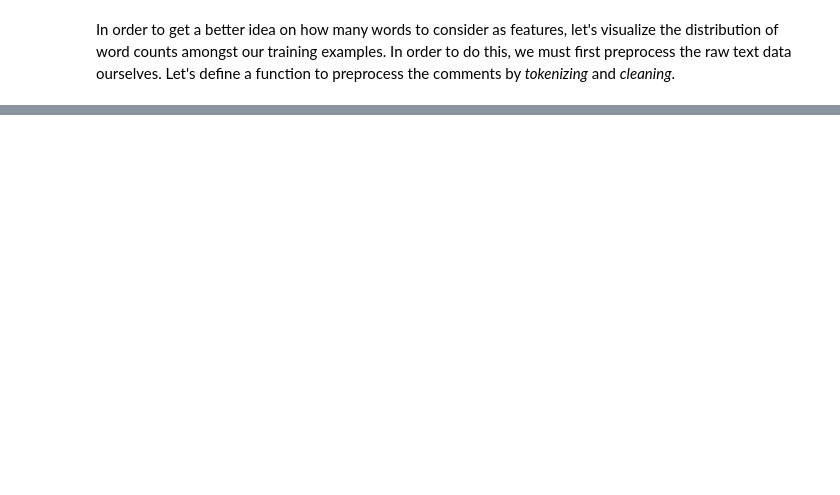
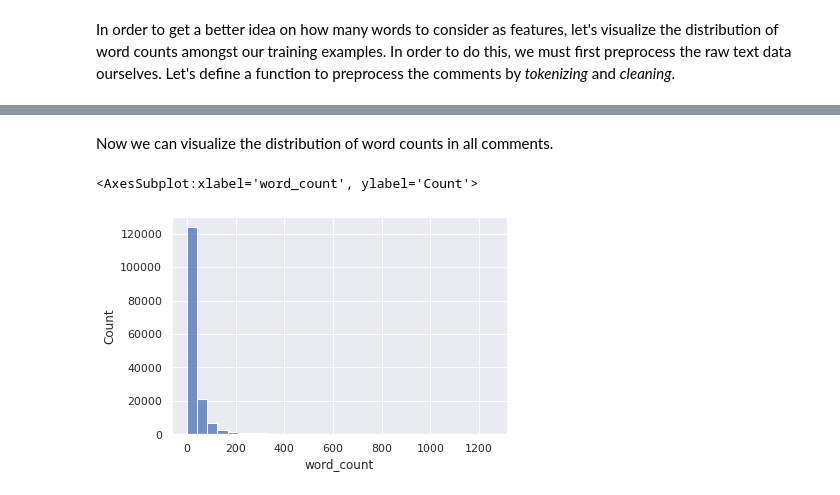
Before and after one commit to marabian/toxic-comment-classification, a Jupyter notebook: toxic-comment-classification.ipynb, the cells around one changed output, grey strips where cells are left out. Drawn from its saved outputs; the diff is of its cells as text; code cells hidden in the pictures; blank space fills up the shorter version.

```diff
--- a/toxic-comment-classification.ipynb
+++ b/toxic-comment-classification.ipynb
@@ -89,6 +89,8 @@ Since we have many classes, this problem is an instance of multiclass classifica
 We will start with a solving a subset of this problem, using **binary classification** to classify between "good" and "toxic" comments.
 # %%
 path_to_data = "/content/drive/My Drive/machine learning/notebooks/data/jigsaw-toxic-comment-classification-challenge/"
+# %%
+path_to_data = "data/"
 # %%
 train_df = pd.read_csv(path_to_data + "train.csv")
 labels = ['toxic', 'severe_toxic', 'obscene', 'threat', 'insult', 'identity_hate']
@@ -212,8 +215,9 @@ def process_comment(comment):
     pattern = r'[^a-zA-z.,!?/:;\"\'\s]'
     comment = re.sub(pattern, '', comment)
 
-    # remove punctuation
+    # remove punctuation in comment and stopwords
     comment = comment.translate(str.maketrans('', '', string.punctuation))
+    stopwords = [word.translate(str.maketrans('', '', string.punctuation)) for word in stopwords_english]
 
     # replace repeated character sequences of length 3 or greater with sequences of length 3
     comment = nltk.tokenize.casual.reduce_lengthening(comment)
@@ -222,7 +226,7 @@ def process_comment(comment):
     tokens = word_tokenize(comment)
 
     # remove stop words and stem
-    #comment_clean = [stemmer.stem(token) for token in tokens if token not in stopwords_english]
-    comment_clean = [token for token in tokens if token not in stopwords_english]
+    comment_clean = [stemmer.stem(token) for token in tokens if token not in stopwords]
+    #comment_clean = [token for token in tokens if token not in stopwords]
 
-    return tokens
+    return comment_clean
@@ -243,0 +250,4 @@ nltk.tokenize.casual.reduce_lengthening("I AAAAAAAAAAM 23 doesn't decoration")
+# %%
+bin_df['cleaned_comments'] = bin_df['comment_text'].apply(process_comment)
+# %%
+bin_df['word_count'] = bin_df['cleaned_comments'].apply(len)
@@ -243,0 +270,7 @@ nltk.tokenize.casual.reduce_lengthening("I AAAAAAAAAAM 23 doesn't decoration")
+# %% [markdown]
+Now we can visualize the distribution of word counts in all comments.
+# %%
+sns.histplot(data=bin_df, x="word_count", bins=30)
+# %% [output]
+<AxesSubplot:xlabel='word_count', ylabel='Count'>
+[figure, added]
```
Also changed, not shown: parts of 62 cells of this notebook, 1 other file.
